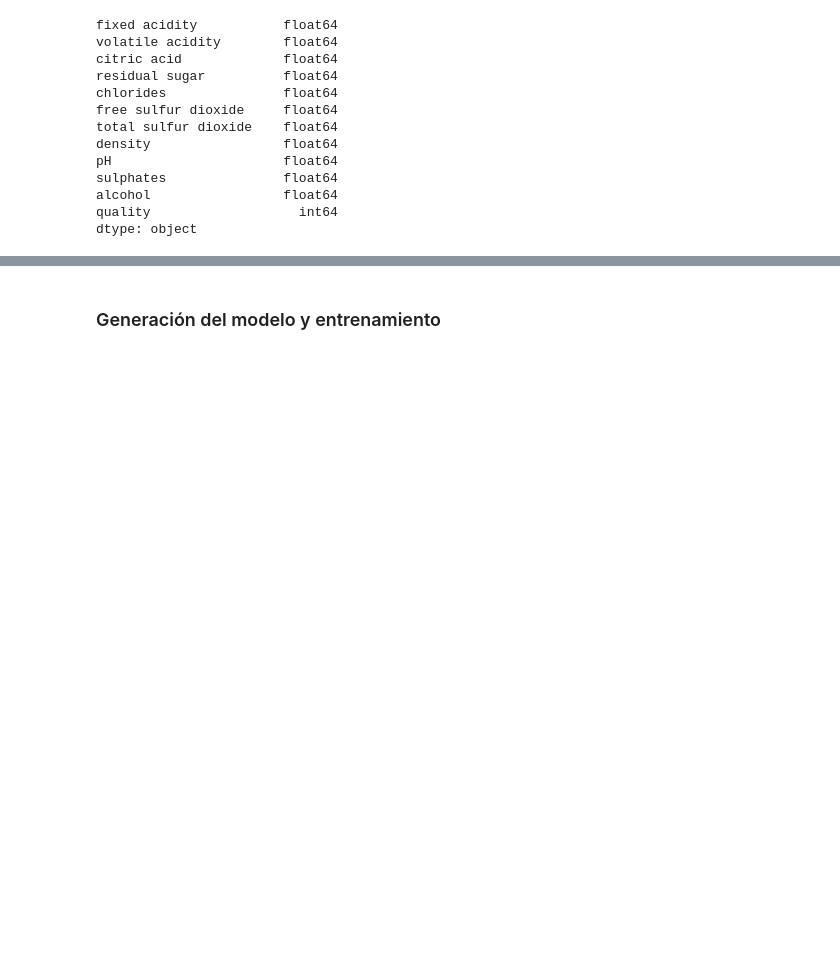
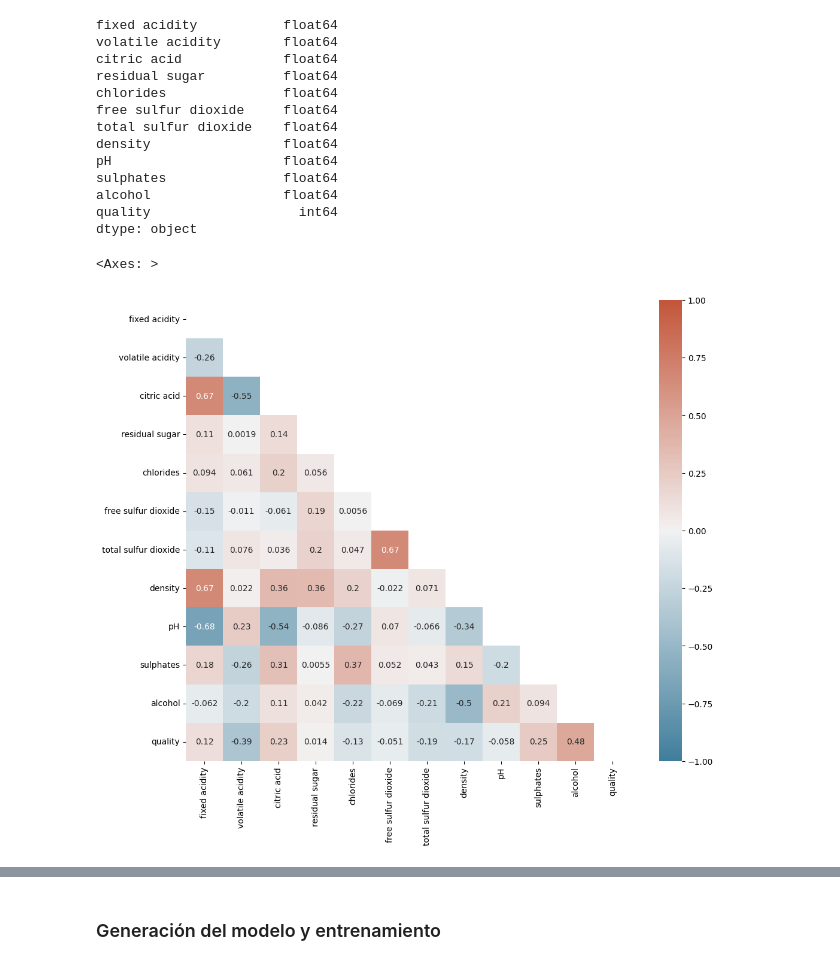
Before and after one commit to kevcangas/wine_classifier, a Jupyter notebook: notebook.ipynb, the cells around one changed output, grey strips where cells are left out. Drawn from its saved outputs; the diff is of its cells as text; code cells hidden in the pictures; blank space fills up the shorter version.

```diff
--- a/notebook.ipynb
+++ b/notebook.ipynb
@@ -74,0 +101,10 @@ y = df["quality"]
+# %%
+#Visualización de la correlación entre features
+corr = df.corr()
+mask = np.triu(np.ones_like(corr, dtype=bool))
+f, ax = plt.subplots(figsize=(12, 10))
+cmap = sns.diverging_palette(230, 20, as_cmap=True)
+sns.heatmap(corr, annot=True, cmap=cmap, vmax=1,vmin=-1, mask=mask)
+# %% [output]
+<Axes: >
+[figure, added]
```
Also changed, not shown: parts of 22 cells of this notebook.
